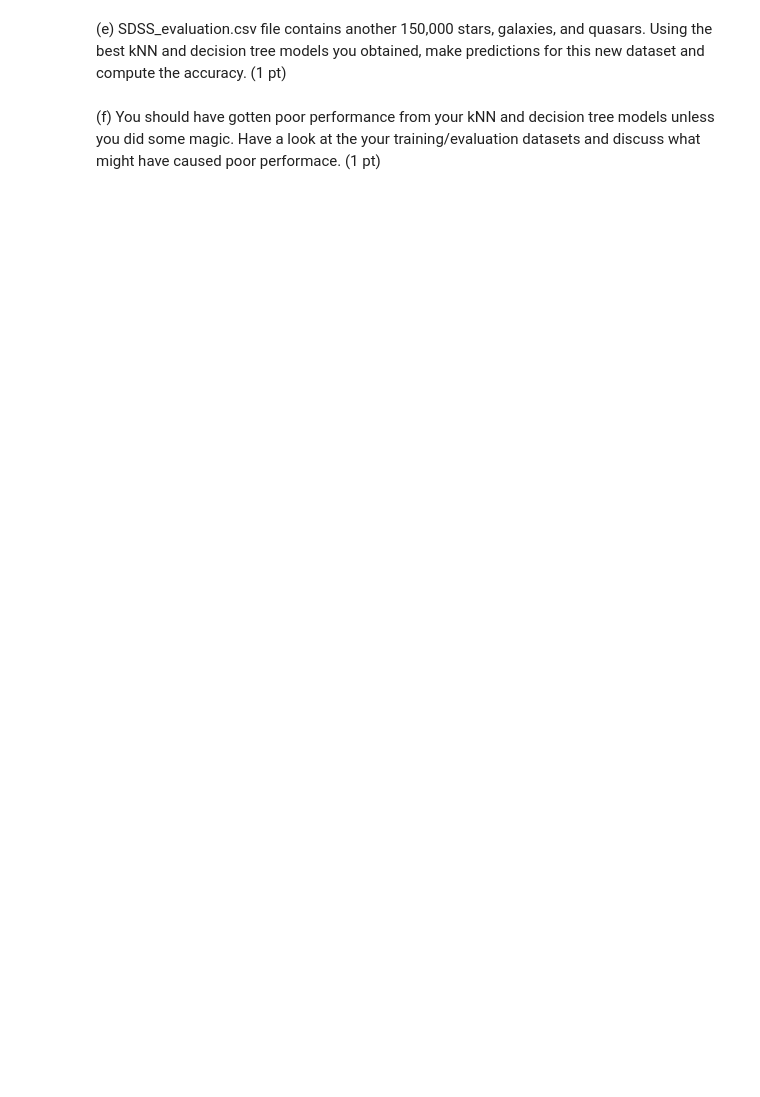
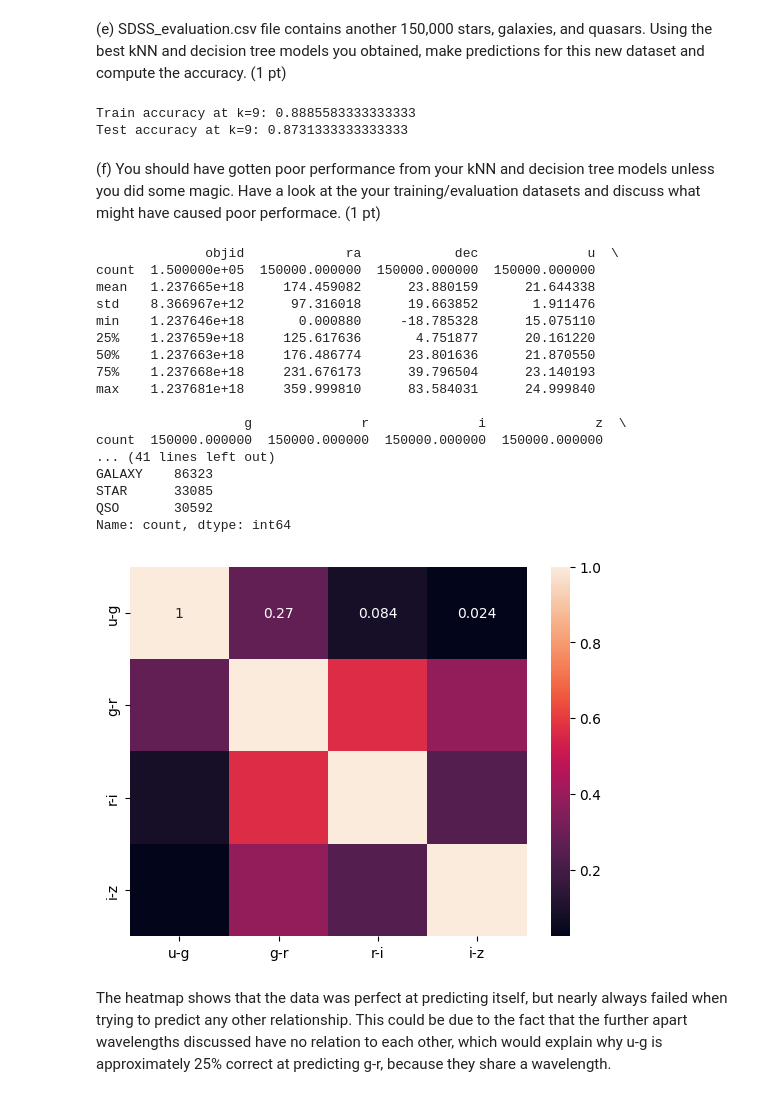
Before and after one commit to jer-martin/ML-homeworks, a Jupyter notebook: AST4930_homework3.ipynb, the cells around one changed output. Saved outputs shown, nothing was run; the diff lists cells and outputs as text; code cells hidden in the pictures; blank space fills up the shorter version.

```diff
--- a/AST4930_homework3.ipynb
+++ b/AST4930_homework3.ipynb
@@ -201,4 +349,75 @@ Name: class, Length: 150000, dtype: object
 # %% [markdown]
 (e) SDSS_evaluation.csv file contains another 150,000 stars, galaxies, and quasars. Using the best kNN and decision tree models you obtained, make predictions for this new dataset and compute the accuracy. (1 pt)
+# %%
+import pandas as pd
+from sklearn.model_selection import train_test_split
+from sklearn.preprocessing import StandardScaler
+from sklearn.neighbors import KNeighborsClassifier
+from sklearn.metrics import accuracy_score
+import matplotlib.pyplot as plt
+
+# 1. Load the data
+data = pd.read_csv('sdss/SDSS_evaluation.csv')
+
+data['u-g'] = data['u'] - data['g']
+data['g-r'] = data['g'] - data['r']
+data['r-i'] = data['r'] - data['i']
+data['i-z'] = data['i'] - data['z']
+
+# Extract the colors and the target label
+X = data[['u-g', 'g-r', 'r-i', 'i-z']]
+y = data['class']
+
+# 2. Preprocess the data
+# Split data
+X_train, X_test, y_train, y_test = train_test_split(X, y, test_size=0.2, random_state=42)
+
+# Scale features
+scaler = StandardScaler()
+X_train = scaler.fit_transform(X_train)
+X_test = scaler.transform(X_test)
+
+
+knn = KNeighborsClassifier(n_neighbors=9)
+knn.fit(X_train, y_train)
+
+train_accuracy = accuracy_score(y_train, knn.predict(X_train))
+test_accuracy = accuracy_score(y_test, knn.predict(X_test))
+
+print("Train accuracy at k=9:", train_accuracy)
+print("Test accuracy at k=9:", test_accuracy)
+# %% [output]
+Train accuracy at k=9: 0.8885583333333333
+Test accuracy at k=9: 0.8731333333333333
 # %% [markdown]
 (f) You should have gotten poor performance from your kNN and decision tree models unless you did some magic. Have a look at the your training/evaluation datasets and discuss what might have caused poor performace. (1 pt)
+# %%
+import seaborn as sns
+print(data.describe(), "\n")
+print(data['class'].value_counts())
+
+
+correlation_matrix = data[['u-g', 'g-r', 'r-i', 'i-z']].corr()
+sns.heatmap(correlation_matrix, annot=True)
+plt.show()
+# %% [output]
+              objid             ra            dec              u  \
+count  1.500000e+05  150000.000000  150000.000000  150000.000000
+mean   1.237665e+18     174.459082      23.880159      21.644338
+std    8.366967e+12      97.316018      19.663852       1.911476
+min    1.237646e+18       0.000880     -18.785328      15.075110
+25%    1.237659e+18     125.617636       4.751877      20.161220
+50%    1.237663e+18     176.486774      23.801636      21.870550
+75%    1.237668e+18     231.676173      39.796504      23.140193
+max    1.237681e+18     359.999810      83.584031      24.999840
+
+                   g              r              i              z  \
+count  150000.000000  150000.000000  150000.000000  150000.000000
+... (41 lines left out)
+GALAXY    86323
+STAR      33085
+QSO       30592
+Name: count, dtype: int64
+[figure, added]
+# %% [markdown]
+The heatmap shows that the data was perfect at predicting itself, but nearly always failed when trying to predict any other relationship. This could be due to the fact that the further apart wavelengths discussed have no relation to each other, which would explain why u-g is approximately 25% correct at predicting g-r, because they share a wavelength.
```
Also changed, not shown: parts of 5 cells of this notebook.
